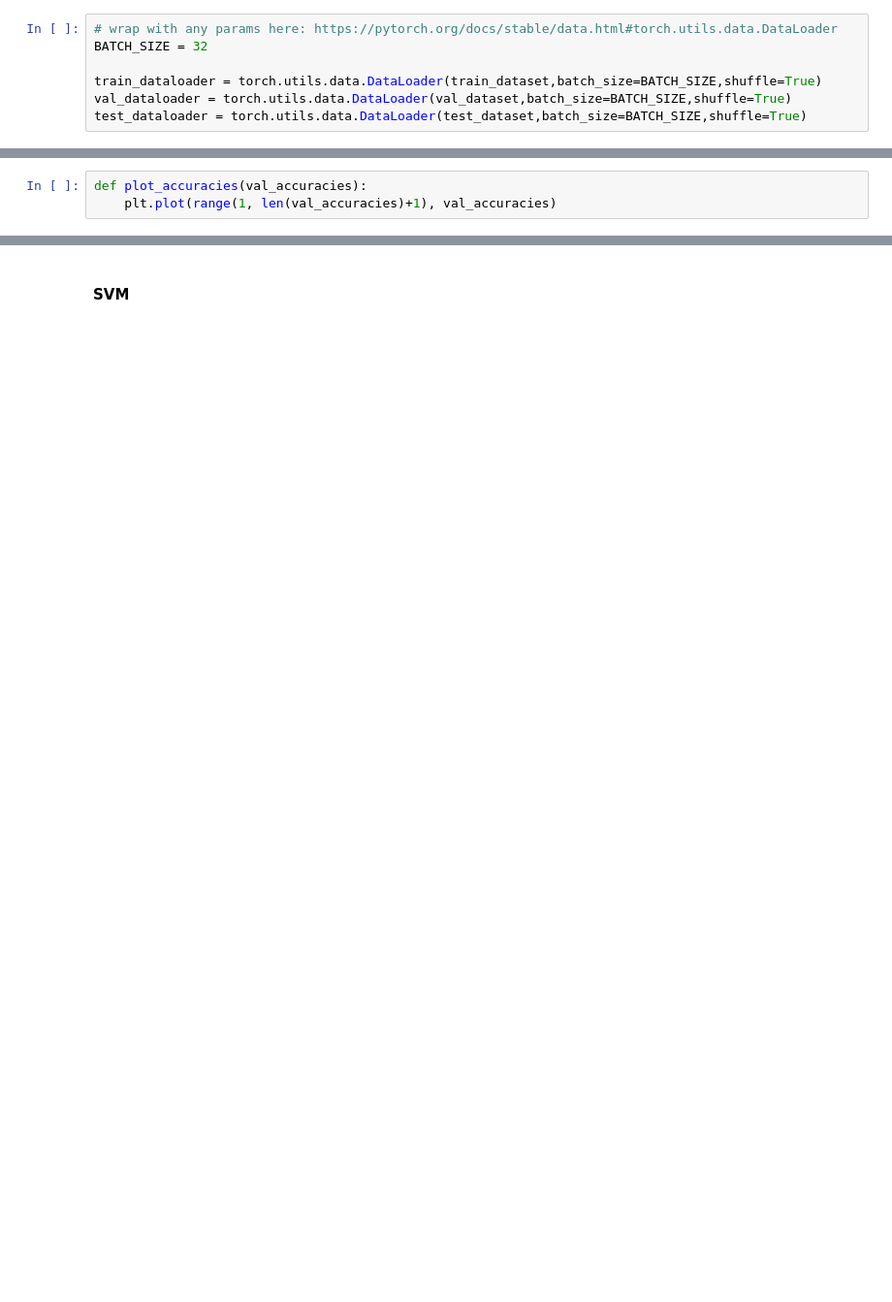
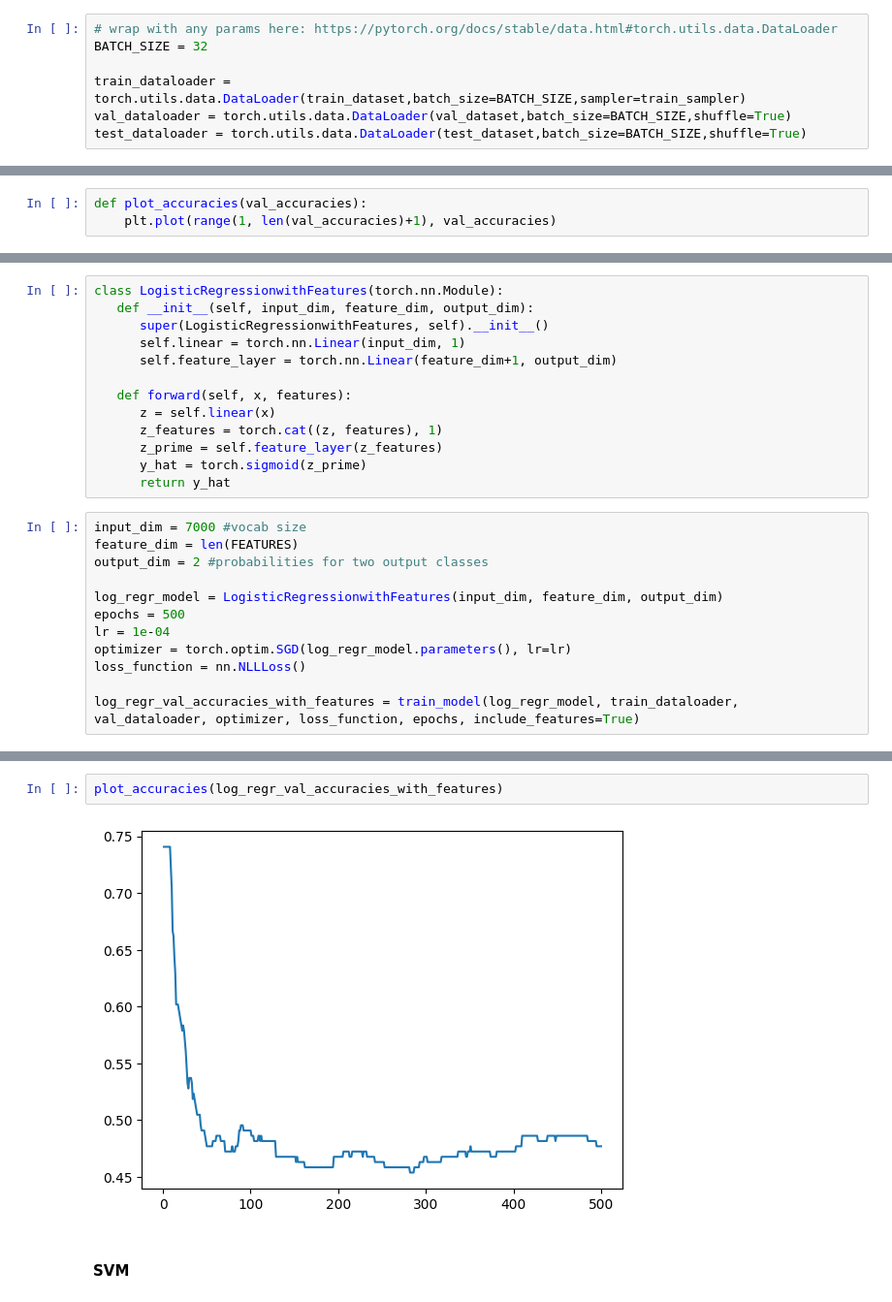
Before and after one commit to claireboyd/dirty_comments_and_clean_plates, a Jupyter notebook: models/model_framework.ipynb, the cells around one changed output, grey strips where cells are left out. Shown at 97% size. Cells and saved outputs as stored; diff of their text form; blank space fills up the shorter version.

```diff
--- a/models/model_framework.ipynb
+++ b/models/model_framework.ipynb
@@ -59,7 +124,7 @@ test_dataset = model_framework.ReviewsDataset(vectorizer=model_framework.Vectori
 # wrap with any params here: https://pytorch.org/docs/stable/data.html#torch.utils.data.DataLoader
 BATCH_SIZE = 32
 
-train_dataloader = torch.utils.data.DataLoader(train_dataset,batch_size=BATCH_SIZE,shuffle=True)
+train_dataloader = torch.utils.data.DataLoader(train_dataset,batch_size=BATCH_SIZE,sampler=train_sampler)
 val_dataloader = torch.utils.data.DataLoader(val_dataset,batch_size=BATCH_SIZE,shuffle=True)
 test_dataloader = torch.utils.data.DataLoader(test_dataset,batch_size=BATCH_SIZE,shuffle=True)
 # %%
@@ -136,0 +238,25 @@ def plot_accuracies(val_accuracies):
+# %%
+class LogisticRegressionwithFeatures(torch.nn.Module):
+   def __init__(self, input_dim, feature_dim, output_dim):
+      super(LogisticRegressionwithFeatures, self).__init__()
+      self.linear = torch.nn.Linear(input_dim, 1)
+      self.feature_layer = torch.nn.Linear(feature_dim+1, output_dim)
+
+   def forward(self, x, features):
+      z = self.linear(x)
+      z_features = torch.cat((z, features), 1)
+      z_prime = self.feature_layer(z_features)
+      y_hat = torch.sigmoid(z_prime)
+      return y_hat
+# %%
+input_dim = 7000 #vocab size
+feature_dim = len(FEATURES)
+output_dim = 2 #probabilities for two output classes
+
+log_regr_model = LogisticRegressionwithFeatures(input_dim, feature_dim, output_dim)
+epochs = 500
+lr = 1e-04
+optimizer = torch.optim.SGD(log_regr_model.parameters(), lr=lr)
+loss_function = nn.NLLLoss()
+
+log_regr_val_accuracies_with_features = train_model(log_regr_model, train_dataloader, val_dataloader, optimizer, loss_function, epochs, include_features=True)
@@ -137,3 +269,7 @@ def plot_accuracies(val_accuracies):
+# %%
+plot_accuracies(log_regr_val_accuracies_with_features)
+# %% [output]
+[figure, added]
 # %% [markdown]
 #### SVM
 # %%
```
Also changed, not shown: parts of 23 cells of this notebook, 1 other file.
